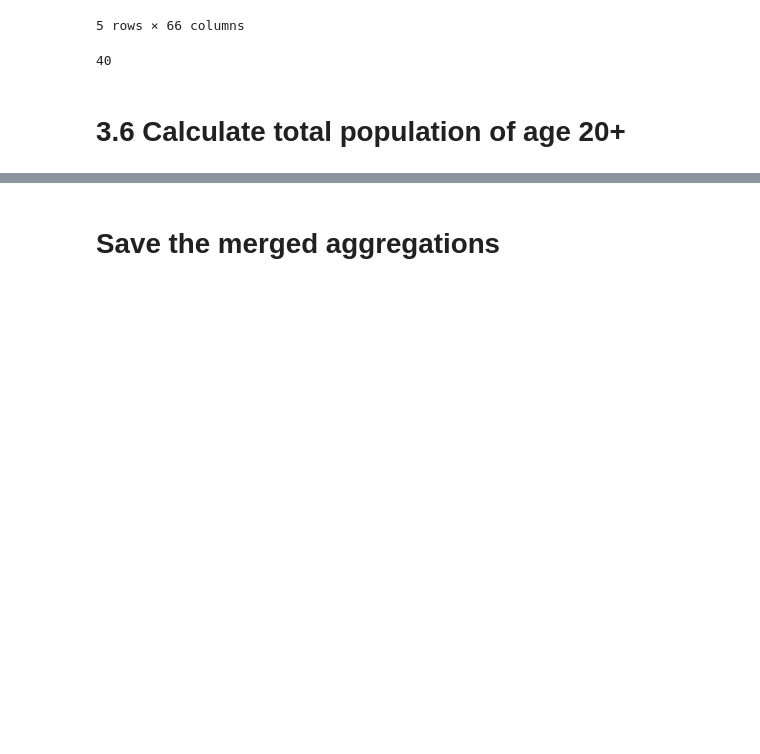
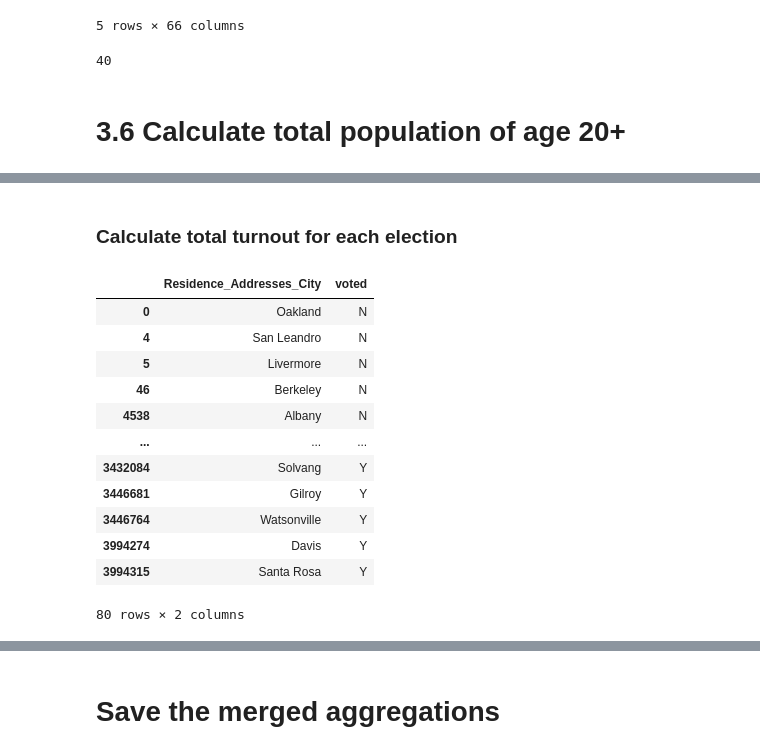
Before and after one commit to jnshzk/capstone, a Jupyter notebook: combine_demographic_vote_history.ipynb, the cells around one changed output, grey strips where cells are left out. Drawn from its saved outputs; the diff is of its cells as text; code cells hidden in the pictures; blank space fills up the shorter version.

```diff
--- a/combine_demographic_vote_history.ipynb
+++ b/combine_demographic_vote_history.ipynb
@@ -1140,0 +1147,26 @@ df_cities.head()
+# %% [markdown]
+### Calculate total turnout for each election
+# %%
+# get counts for voters
+list_city = merged_file[['Residence_Addresses_City']].drop_duplicates()
+list_city_No = list_city.copy()
+list_city_No['voted'] = 'N'
+list_city_Yes = list_city.copy()
+list_city_Yes['voted'] = 'Y'
+list_city = pd.concat([list_city_No, list_city_Yes])
+
+list_city
+# %% [output]
+|  | Residence_Addresses_City | voted |
+| 0 | Oakland | N |
+| 4 | San Leandro | N |
+| 5 | Livermore | N |
+| 46 | Berkeley | N |
+| 4538 | Albany | N |
+| ... | ... | ... |
+| 3432084 | Solvang | Y |
+| 3446681 | Gilroy | Y |
+| 3446764 | Watsonville | Y |
+| 3994274 | Davis | Y |
+| 3994315 | Santa Rosa | Y |
+80 rows × 2 columns
```
Also changed, not shown: parts of 21 cells of this notebook.
